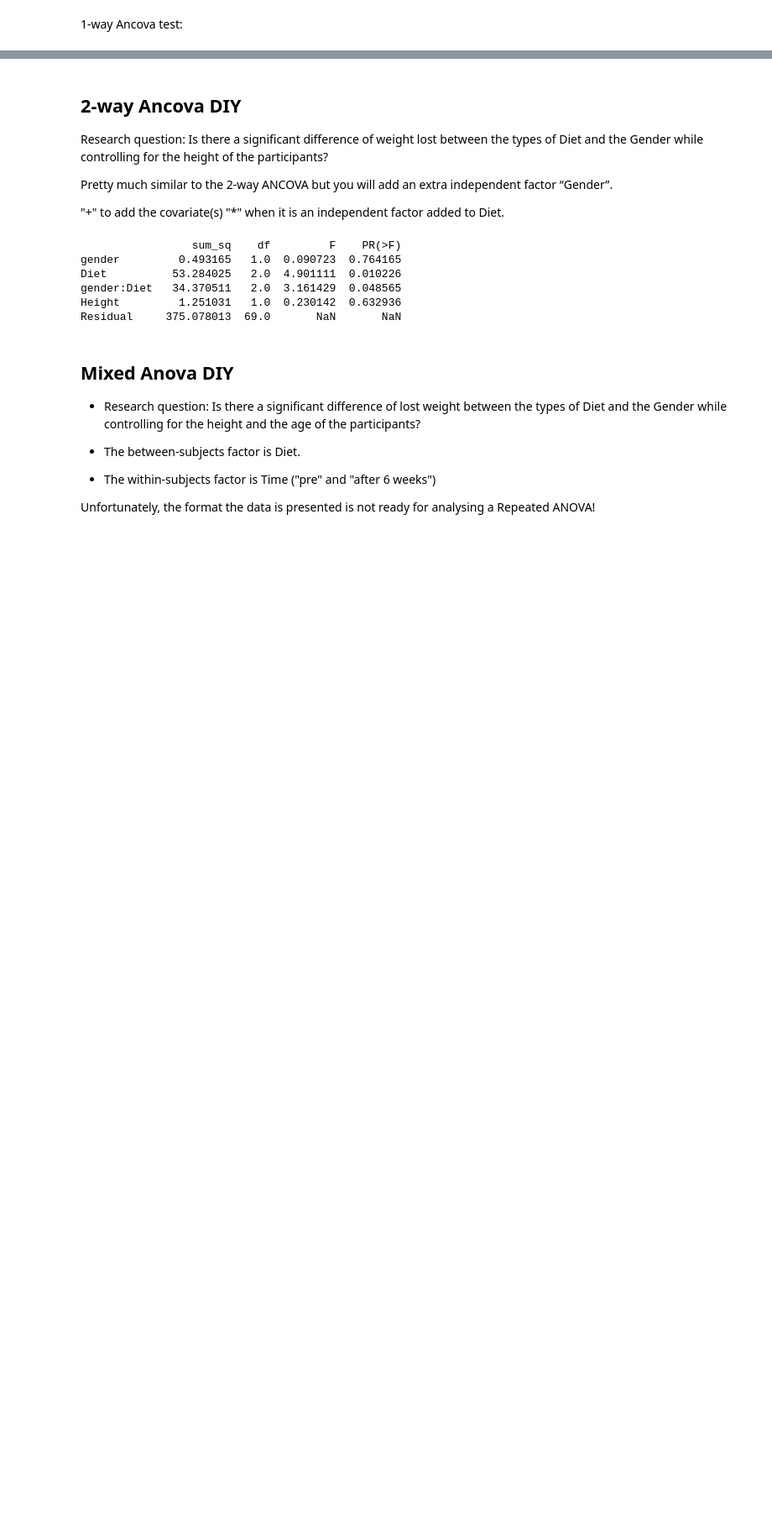
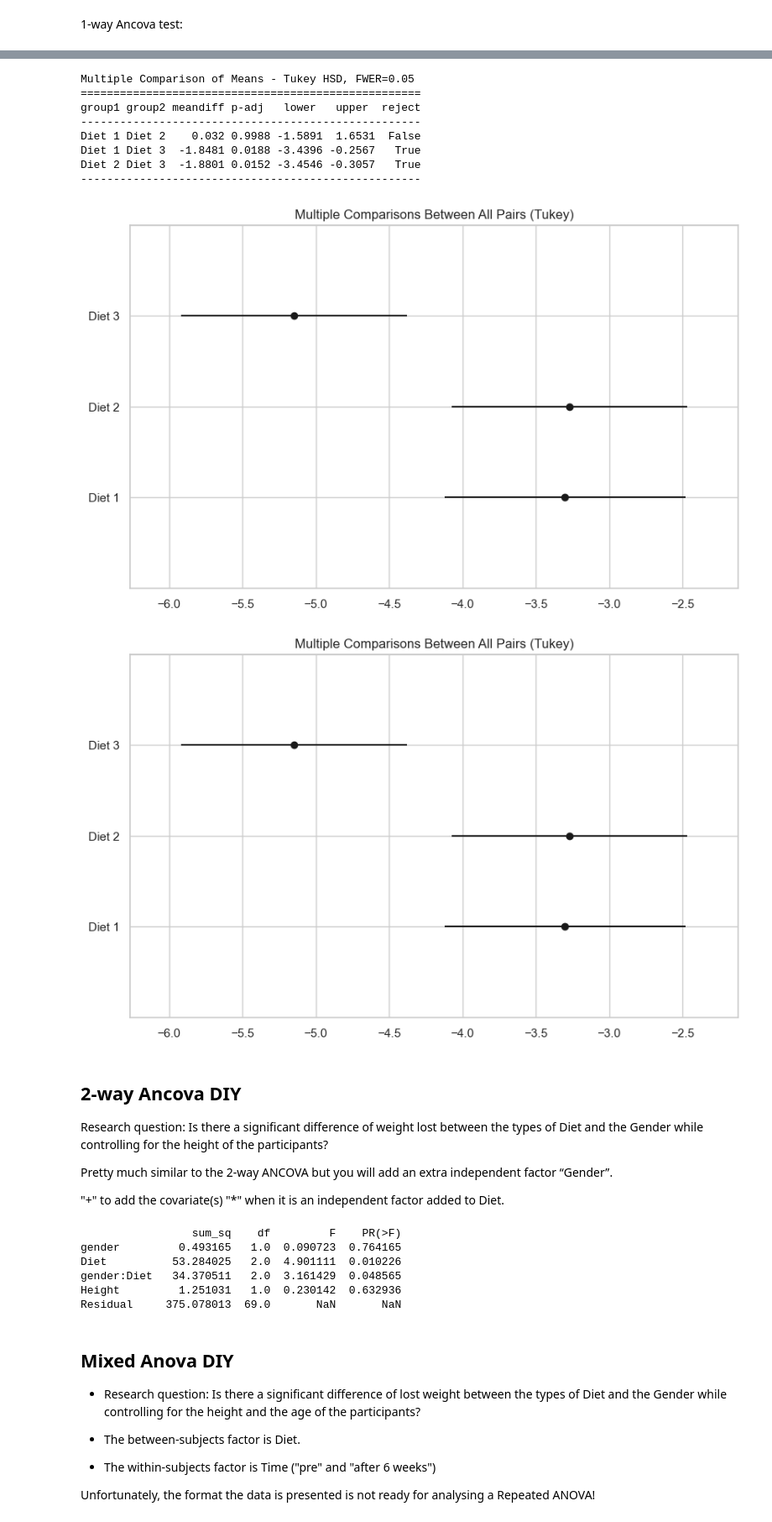
Before and after one commit to kizerek321/Statistics_exercies, a Jupyter notebook: Report10.ipynb, the cells around one changed output, grey strips where cells are left out. Shown at 84% size. Saved outputs shown, nothing was run; the diff lists cells and outputs as text; code cells hidden in the pictures; blank space fills up the shorter version.

```diff
--- a/Report10.ipynb
+++ b/Report10.ipynb
@@ -408,3 +448,23 @@ Post-hoc tests:
+# %%
+from statsmodels.stats.multicomp import pairwise_tukeyhsd
+
+# Perform Tukey's HSD test
+tukey = pairwise_tukeyhsd(diet['weightlost'], diet['Diet'])
+
+# Display the results of Tukey's HSD test
+print(tukey)
+tukey.plot_simultaneous()
+# %% [output]
+Multiple Comparison of Means - Tukey HSD, FWER=0.05
+====================================================
+group1 group2 meandiff p-adj   lower   upper  reject
+----------------------------------------------------
+Diet 1 Diet 2    0.032 0.9988 -1.5891  1.6531  False
+Diet 1 Diet 3  -1.8481 0.0188 -3.4396 -0.2567   True
+Diet 2 Diet 3  -1.8801 0.0152 -3.4546 -0.3057   True
+----------------------------------------------------
+[figure, added]
+[figure, added]
 # %% [markdown]
 ## 2-way Ancova DIY
 
```
Also changed, not shown: parts of 8 cells of this notebook.
